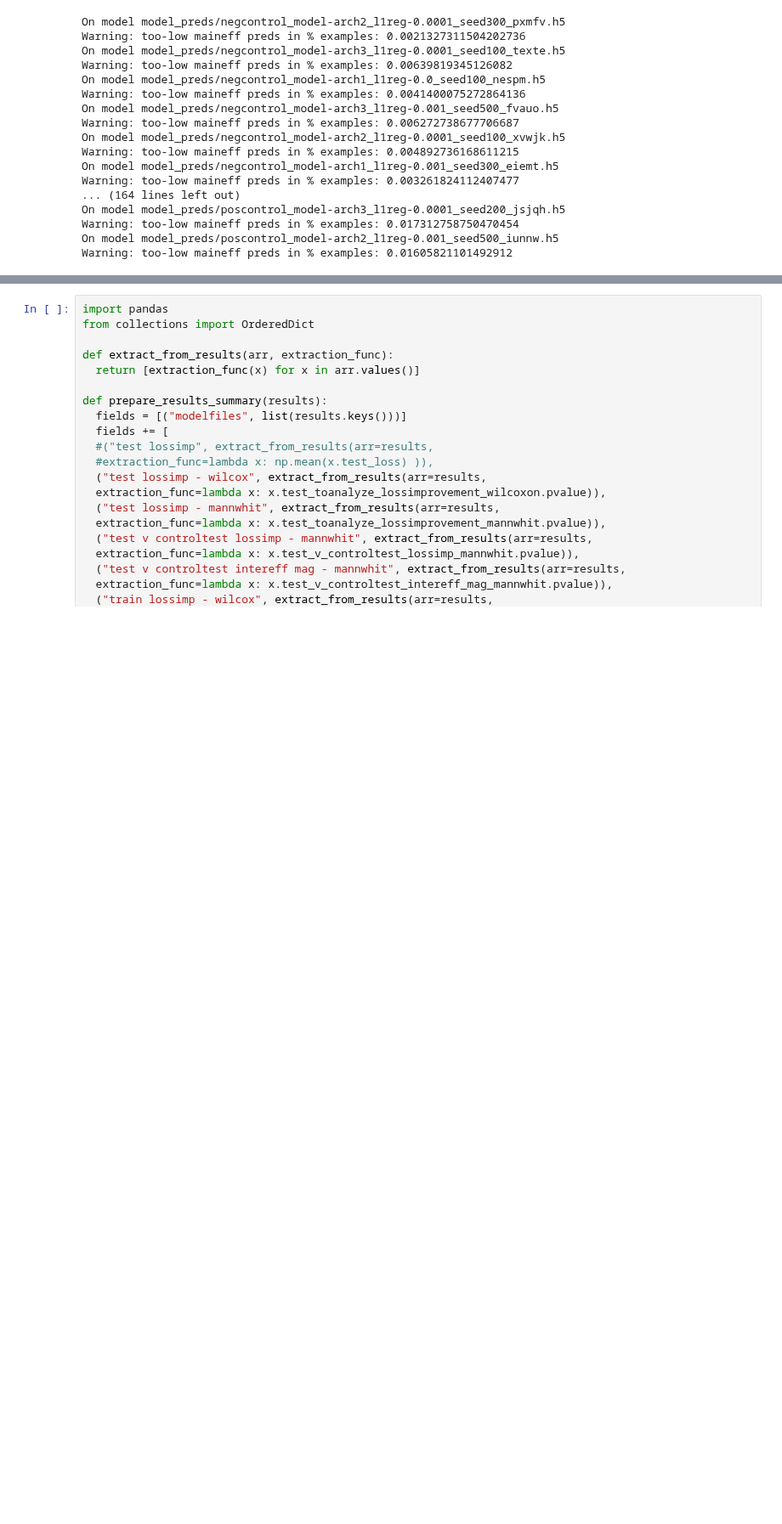
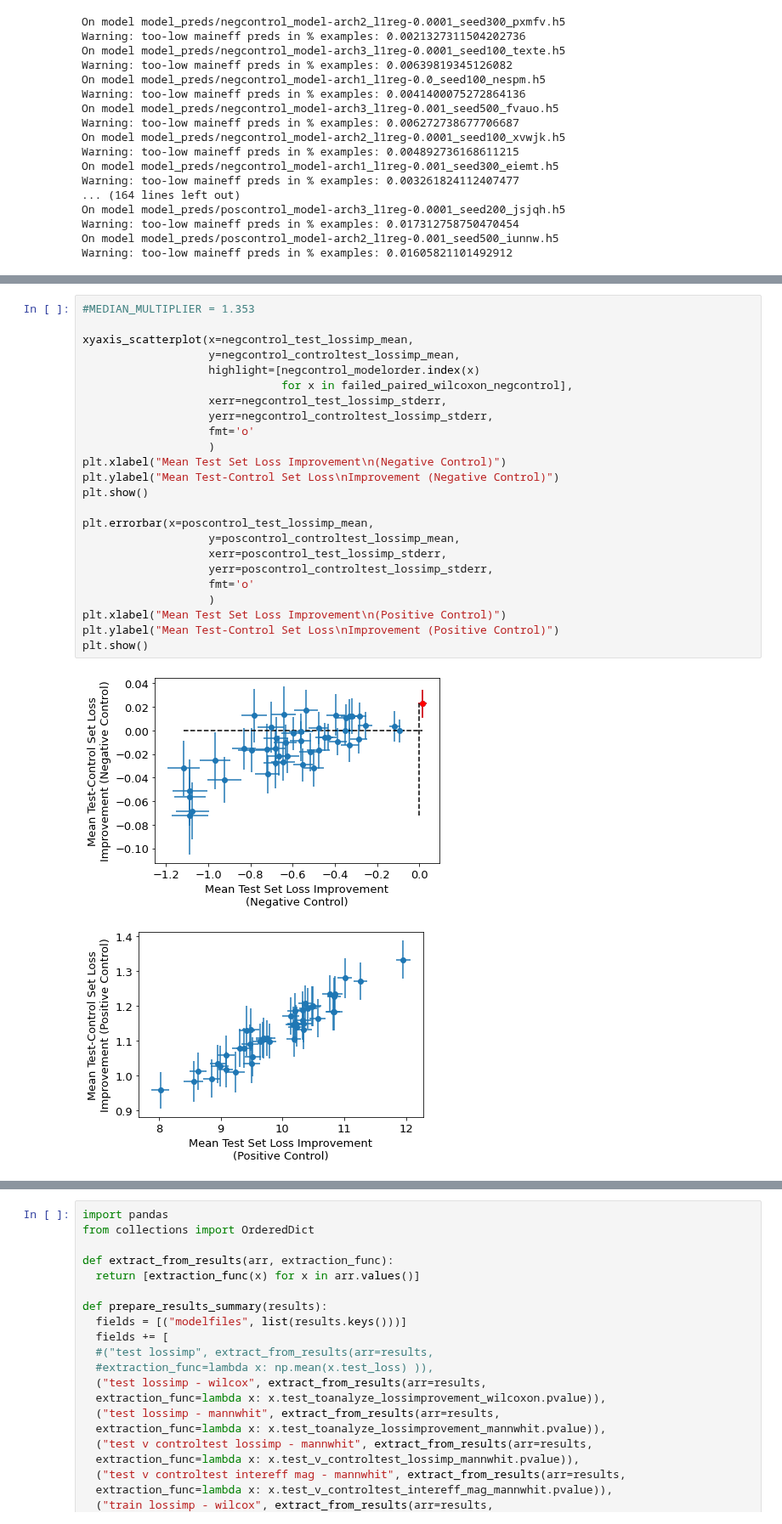
Before and after one commit to kundajelab/feature_interactions, a Jupyter notebook: EvaluateModelsGivenPredictionData.ipynb, the cells around one changed output, grey strips where cells are left out. Shown at 85% size. Saved outputs shown, nothing was run; the diff lists cells and outputs as text; blank space fills up the shorter version.

```diff
--- a/EvaluateModelsGivenPredictionData.ipynb
+++ b/EvaluateModelsGivenPredictionData.ipynb
@@ -447,0 +672,27 @@ Warning: too-low maineff preds in % examples: 0.01605821101492912
+# %%
+#MEDIAN_MULTIPLIER = 1.353
+
+xyaxis_scatterplot(x=negcontrol_test_lossimp_mean,
+                   y=negcontrol_controltest_lossimp_mean,
+                   highlight=[negcontrol_modelorder.index(x)
+                              for x in failed_paired_wilcoxon_negcontrol],
+                   xerr=negcontrol_test_lossimp_stderr,
+                   yerr=negcontrol_controltest_lossimp_stderr,
+                   fmt='o'
+                   )
+plt.xlabel("Mean Test Set Loss Improvement\n(Negative Control)")
+plt.ylabel("Mean Test-Control Set Loss\nImprovement (Negative Control)")
+plt.show()
+
+plt.errorbar(x=poscontrol_test_lossimp_mean,
+                   y=poscontrol_controltest_lossimp_mean,
+                   xerr=poscontrol_test_lossimp_stderr,
+                   yerr=poscontrol_controltest_lossimp_stderr,
+                   fmt='o'
+                   )
+plt.xlabel("Mean Test Set Loss Improvement\n(Positive Control)")
+plt.ylabel("Mean Test-Control Set Loss\nImprovement (Positive Control)")
+plt.show()
+# %% [output]
+[figure, added]
+[figure, added]
```
Also changed, not shown: parts of 14 cells of this notebook.
